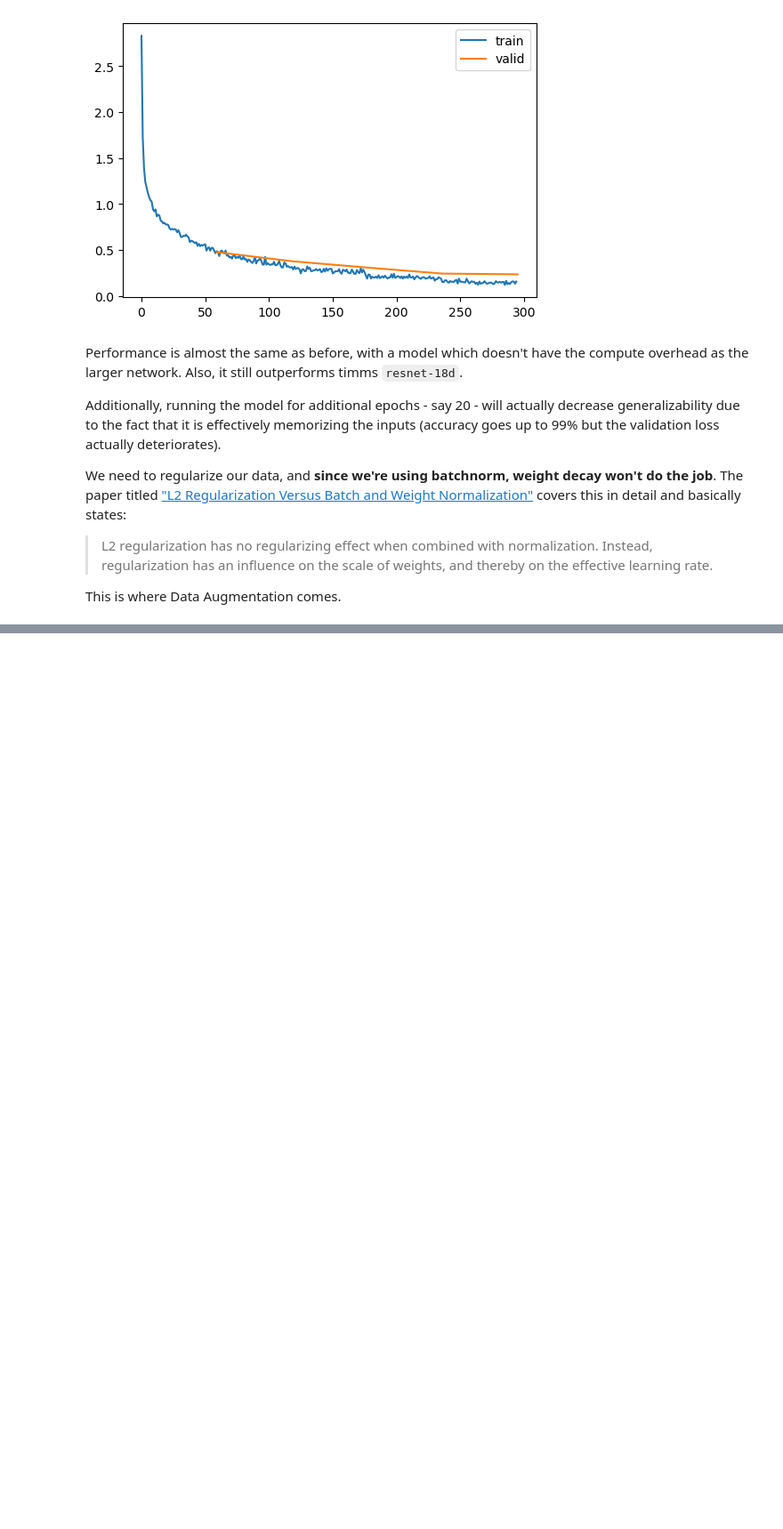
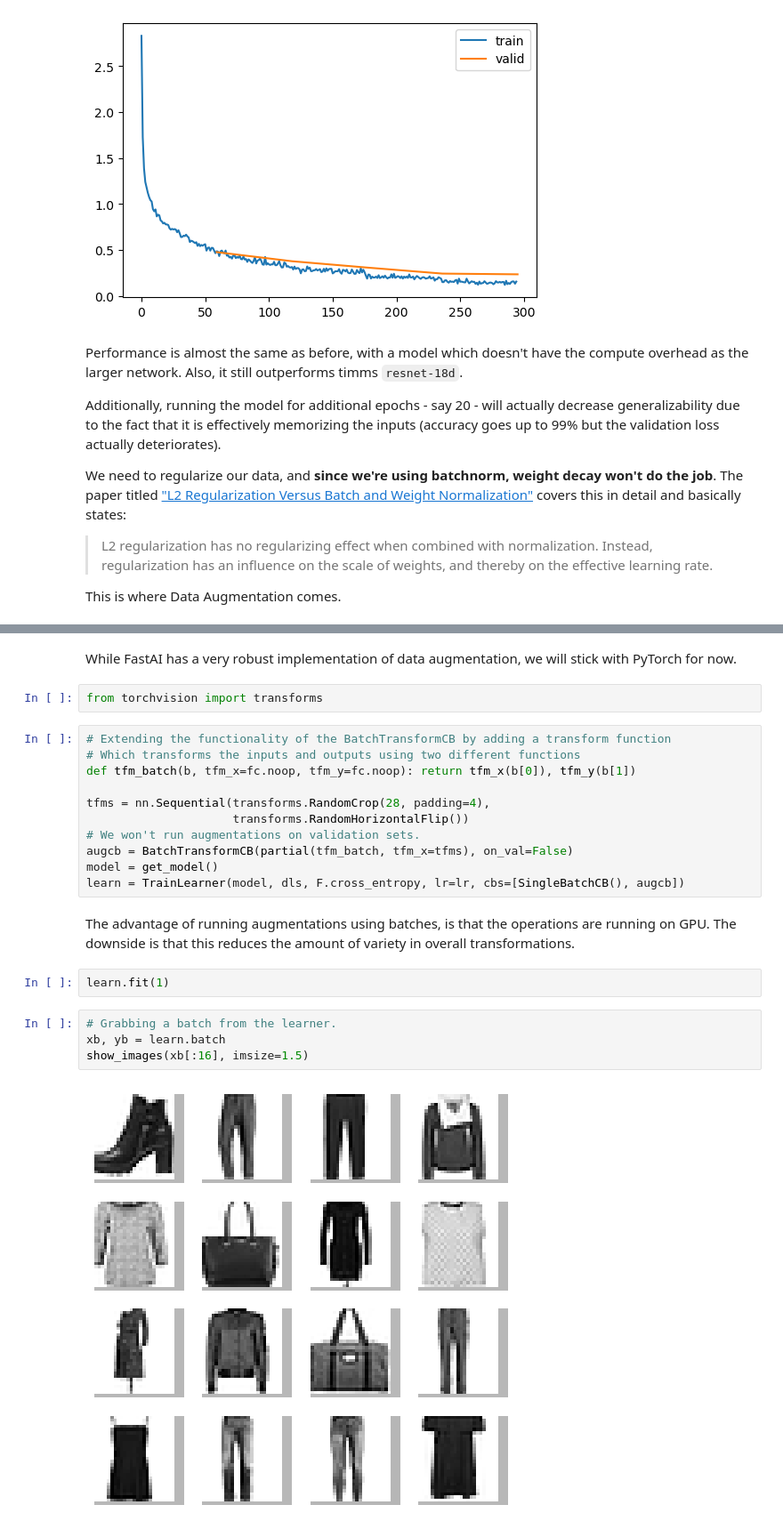
Before and after one commit to bachaudhry/FastAI-22-23, a Jupyter notebook: course_part_2/14_augmentation.ipynb, the cells around one changed output, grey strips where cells are left out. Shown at 89% size. Drawn from its saved outputs; the diff is of its cells as text; blank space fills up the shorter version.

Commit message:
added test data augmentation

```diff
--- a/course_part_2/14_augmentation.ipynb
+++ b/course_part_2/14_augmentation.ipynb
@@ -304,0 +307,25 @@ This is where Data Augmentation comes.
+# %% [markdown]
+While FastAI has a very robust implementation of data augmentation, we will stick with PyTorch for now.
+# %%
+from torchvision import transforms
+# %%
+# Extending the functionality of the BatchTransformCB by adding a transform function
+# Which transforms the inputs and outputs using two different functions
+def tfm_batch(b, tfm_x=fc.noop, tfm_y=fc.noop): return tfm_x(b[0]), tfm_y(b[1])
+
+tfms = nn.Sequential(transforms.RandomCrop(28, padding=4),
+                     transforms.RandomHorizontalFlip())
+# We won't run augmentations on validation sets.
+augcb = BatchTransformCB(partial(tfm_batch, tfm_x=tfms), on_val=False)
+model = get_model()
+learn = TrainLearner(model, dls, F.cross_entropy, lr=lr, cbs=[SingleBatchCB(), augcb])
+# %% [markdown]
+The advantage of running augmentations using batches, is that the operations are running on GPU. The downside is that this reduces the amount of variety in overall transformations.
+# %%
+learn.fit(1)
+# %%
+# Grabbing a batch from the learner.
+xb, yb = learn.batch
+show_images(xb[:16], imsize=1.5)
+# %% [output]
+[figure, added]
```
Also changed, not shown: parts of 7 cells of this notebook.
